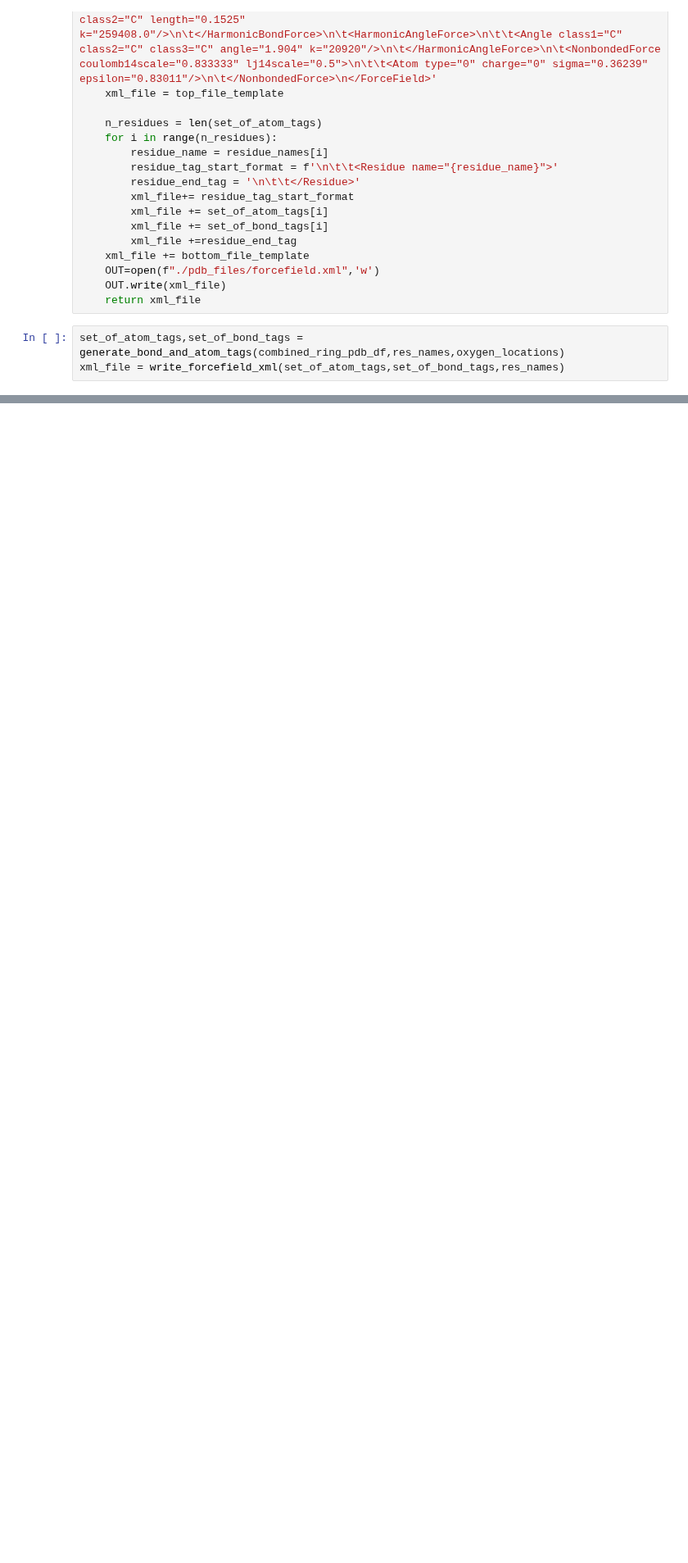
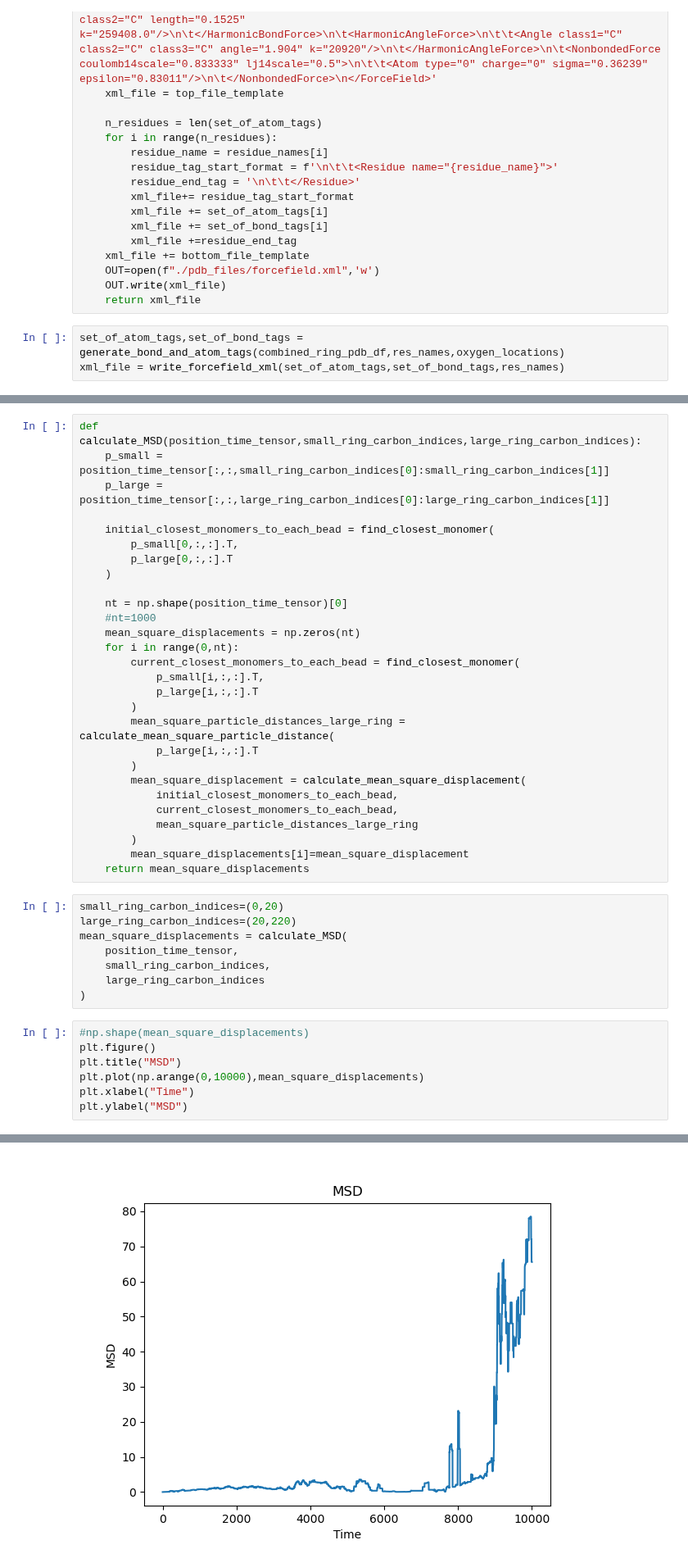
Before and after one commit to RyvalEnvy/NE452-catenane-simulations, a Jupyter notebook: Generate Rings.ipynb, the cells around one changed output, grey strips where cells are left out. Shown at 82% size. Drawn from its saved outputs; the diff is of its cells as text; blank space fills up the shorter version.

```diff
--- a/Generate Rings.ipynb
+++ b/Generate Rings.ipynb
@@ -565,0 +521,44 @@ AttributeError: 'Modeller' object has no attribute 'forcefield'
+# %%
+def calculate_MSD(position_time_tensor,small_ring_carbon_indices,large_ring_carbon_indices):
+    p_small = position_time_tensor[:,:,small_ring_carbon_indices[0]:small_ring_carbon_indices[1]]
+    p_large = position_time_tensor[:,:,large_ring_carbon_indices[0]:large_ring_carbon_indices[1]]
+
+    initial_closest_monomers_to_each_bead = find_closest_monomer(
+        p_small[0,:,:].T,
+        p_large[0,:,:].T
+    )
+
+    nt = np.shape(position_time_tensor)[0]
+    #nt=1000
+    mean_square_displacements = np.zeros(nt)
+    for i in range(0,nt):
+        current_closest_monomers_to_each_bead = find_closest_monomer(
+            p_small[i,:,:].T,
+            p_large[i,:,:].T
+        )
+        mean_square_particle_distances_large_ring = calculate_mean_square_particle_distance(
+            p_large[i,:,:].T
+        )
+        mean_square_displacement = calculate_mean_square_displacement(
+            initial_closest_monomers_to_each_bead,
+            current_closest_monomers_to_each_bead,
+            mean_square_particle_distances_large_ring
+        )
+        mean_square_displacements[i]=mean_square_displacement
+    return mean_square_displacements
+# %%
+small_ring_carbon_indices=(0,20)
+large_ring_carbon_indices=(20,220)
+mean_square_displacements = calculate_MSD(
+    position_time_tensor,
+    small_ring_carbon_indices,
+    large_ring_carbon_indices
+)
+# %%
+#np.shape(mean_square_displacements)
+plt.figure()
+plt.title("MSD")
+plt.plot(np.arange(0,10000),mean_square_displacements)
+plt.xlabel("Time")
+plt.ylabel("MSD")
+# %% [output]
@@ -565,0 +566 @@ AttributeError: 'Modeller' object has no attribute 'forcefield'
+[figure, added]
```
Also changed, not shown: parts of 12 cells of this notebook, 2 other files.
